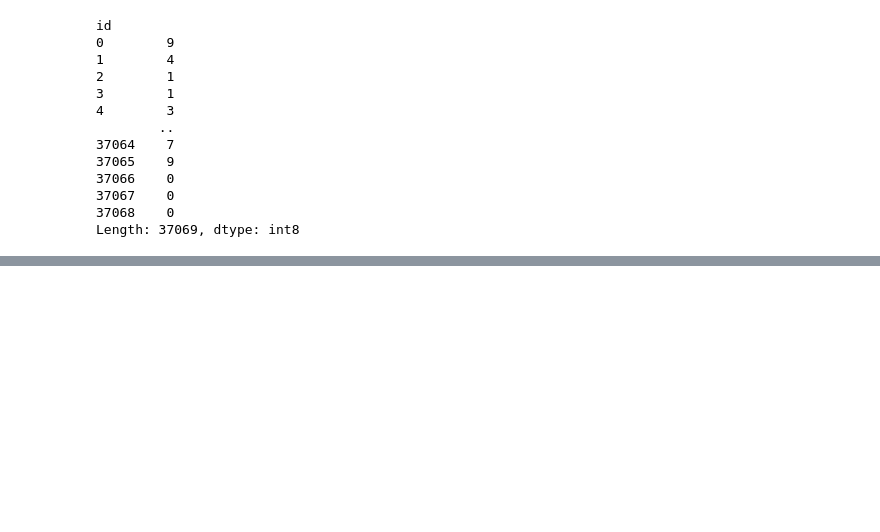
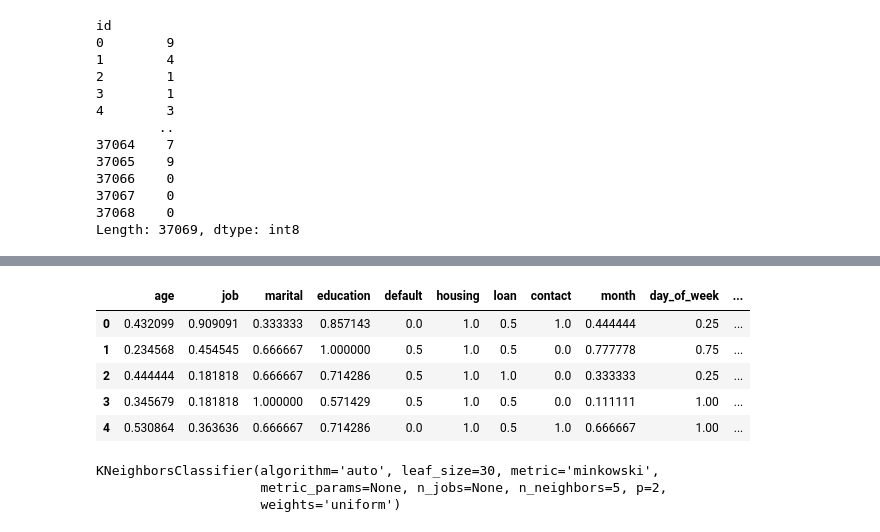
Before and after one commit to andrade-lcs/python_machine_learning, a Jupyter notebook: Aula_ocean_ciencia_dados.ipynb, the cells around one changed output, grey strips where cells are left out. Cells and saved outputs as stored; diff of their text form; code cells hidden in the pictures; blank space fills up the shorter version.

```diff
--- a/Aula_ocean_ciencia_dados.ipynb
+++ b/Aula_ocean_ciencia_dados.ipynb
@@ -184,0 +207,16 @@ X = train.drop('y', axis=1)
+# %%
+df2.head()
+# %% [output]
+|  | age | job | marital | education | default | housing | loan | contact | month | day_of_week | ... |
+| 0 | 0.432099 | 0.909091 | 0.333333 | 0.857143 | 0.0 | 1.0 | 0.5 | 1.0 | 0.444444 | 0.25 | ... |
+| 1 | 0.234568 | 0.454545 | 0.666667 | 1.000000 | 0.5 | 1.0 | 0.5 | 0.0 | 0.777778 | 0.75 | ... |
+| 2 | 0.444444 | 0.181818 | 0.666667 | 0.714286 | 0.5 | 1.0 | 1.0 | 0.0 | 0.333333 | 0.25 | ... |
+| 3 | 0.345679 | 0.181818 | 1.000000 | 0.571429 | 0.5 | 1.0 | 0.5 | 0.0 | 0.111111 | 1.00 | ... |
+| 4 | 0.530864 | 0.363636 | 0.666667 | 0.714286 | 0.0 | 1.0 | 0.5 | 1.0 | 0.666667 | 1.00 | ... |
+# %%
+kmn_class = KNeighborsClassifier()
+kmn_class.fit(X_train, y_train)
+# %% [output]
+KNeighborsClassifier(algorithm='auto', leaf_size=30, metric='minkowski',
+                     metric_params=None, n_jobs=None, n_neighbors=5, p=2,
+                     weights='uniform')
```
Also changed, not shown: parts of 18 cells of this notebook.
